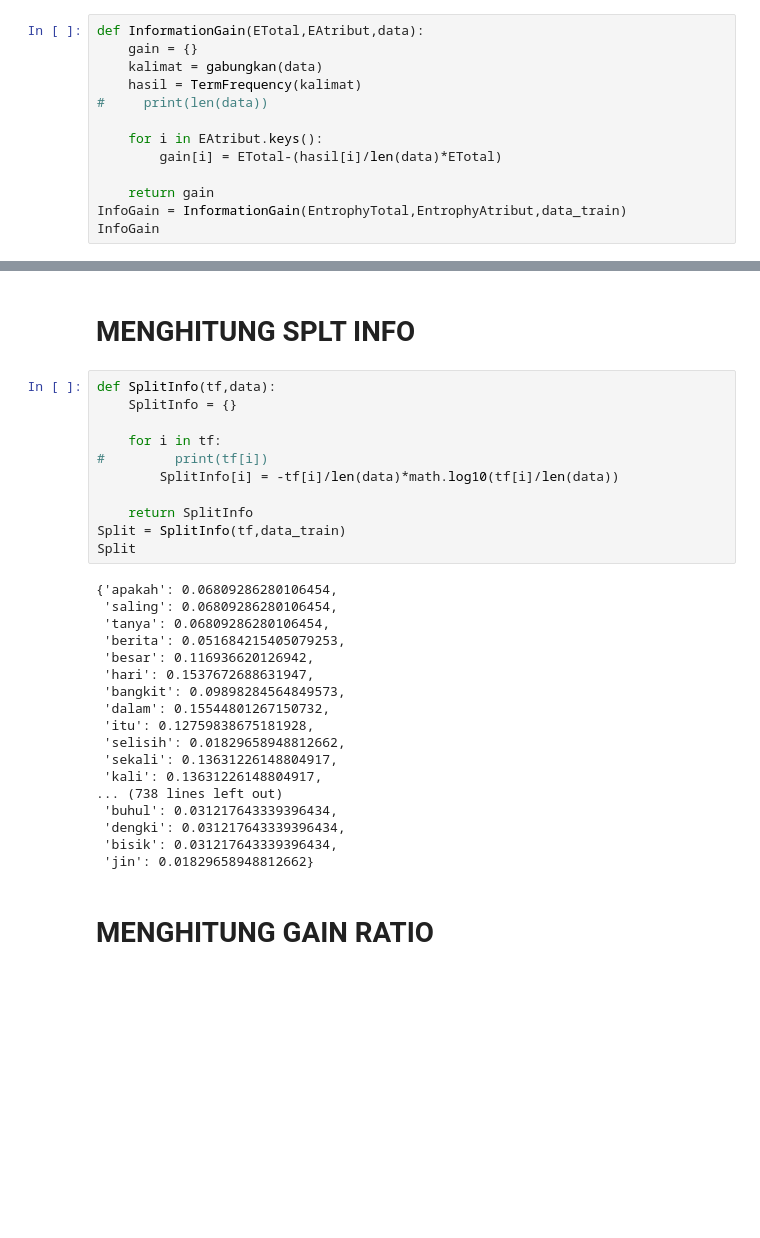
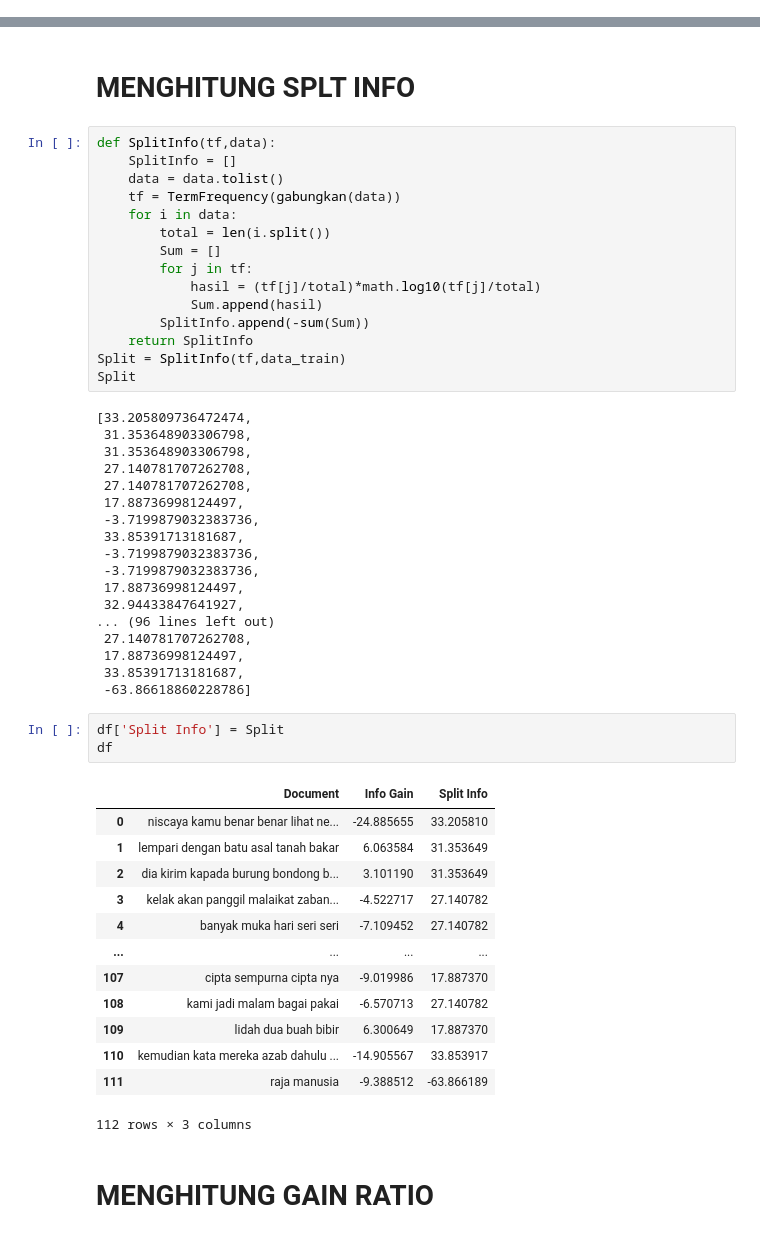
Before and after one commit to MaulanaRizal/SPAM-CLassification-C5.0--bahasa-indonesia-, a Jupyter notebook: implementasi c5.ipynb, the cells around one changed output, grey strips where cells are left out. Drawn from its saved outputs; the diff is of its cells as text; blank space fills up the shorter version.

```diff
--- a/implementasi c5.ipynb
+++ b/implementasi c5.ipynb
@@ -274,16 +274,3 @@ EntrophyAtribut
  'raja': 4.900498216638722}
 # %% [markdown]
 # MENGHITUNG INFORMATION GAIN
-# %%
-def InformationGain(ETotal,EAtribut,data):
-    gain = {}
-    kalimat = gabungkan(data)
-    hasil = TermFrequency(kalimat)
-#     print(len(data))
-
-    for i in EAtribut.keys():
-        gain[i] = ETotal-(hasil[i]/len(data)*ETotal)
-
-    return gain
-InfoGain = InformationGain(EntrophyTotal,EntrophyAtribut,data_train)
-InfoGain
@@ -309,33 +322,54 @@ InfoGain
 # MENGHITUNG SPLT INFO
 # %%
 def SplitInfo(tf,data):
-    SplitInfo = {}
-
-    for i in tf:
-#         print(tf[i])
-        SplitInfo[i] = -tf[i]/len(data)*math.log10(tf[i]/len(data))
-
+    SplitInfo = []
+    data = data.tolist()
+    tf = TermFrequency(gabungkan(data))
+    for i in data:
+        total = len(i.split())
+        Sum = []
+        for j in tf:
+            hasil = (tf[j]/total)*math.log10(tf[j]/total)
+            Sum.append(hasil)
+        SplitInfo.append(-sum(Sum))
     return SplitInfo
 Split = SplitInfo(tf,data_train)
 Split
 # %% [output]
-{'apakah': 0.06809286280106454,
- 'saling': 0.06809286280106454,
- 'tanya': 0.06809286280106454,
- 'berita': 0.051684215405079253,
- 'besar': 0.116936620126942,
- 'hari': 0.1537672688631947,
- 'bangkit': 0.09898284564849573,
- 'dalam': 0.15544801267150732,
- 'itu': 0.12759838675181928,
- 'selisih': 0.01829658948812662,
- 'sekali': 0.13631226148804917,
- 'kali': 0.13631226148804917,
-... (738 lines left out)
- 'buhul': 0.031217643339396434,
- 'dengki': 0.031217643339396434,
- 'bisik': 0.031217643339396434,
- 'jin': 0.01829658948812662}
+[33.205809736472474,
+ 31.353648903306798,
+ 31.353648903306798,
+ 27.140781707262708,
+ 27.140781707262708,
+ 17.88736998124497,
+ -3.7199879032383736,
+ 33.85391713181687,
+ -3.7199879032383736,
+ -3.7199879032383736,
+ 17.88736998124497,
+ 32.94433847641927,
+... (96 lines left out)
+ 27.140781707262708,
+ 17.88736998124497,
+ 33.85391713181687,
+ -63.86618860228786]
+# %%
+df['Split Info'] = Split
+df
+# %% [output]
+|  | Document | Info Gain | Split Info |
+| 0 | niscaya kamu benar benar lihat ne... | -24.885655 | 33.205810 |
+| 1 | lempari dengan batu asal tanah bakar | 6.063584 | 31.353649 |
+| 2 | dia kirim kapada burung bondong b... | 3.101190 | 31.353649 |
+| 3 | kelak akan panggil malaikat zaban... | -4.522717 | 27.140782 |
+| 4 | banyak muka hari seri seri | -7.109452 | 27.140782 |
+| ... | ... | ... | ... |
+| 107 | cipta sempurna cipta nya | -9.019986 | 17.887370 |
+| 108 | kami jadi malam bagai pakai | -6.570713 | 27.140782 |
+| 109 | lidah dua buah bibir | 6.300649 | 17.887370 |
+| 110 | kemudian kata mereka azab dahulu ... | -14.905567 | 33.853917 |
+| 111 | raja manusia | -9.388512 | -63.866189 |
+112 rows × 3 columns
 # %% [markdown]
 # MENGHITUNG GAIN RATIO
 # %%
```
Also changed, not shown: parts of 9 cells of this notebook, 2 other files.
